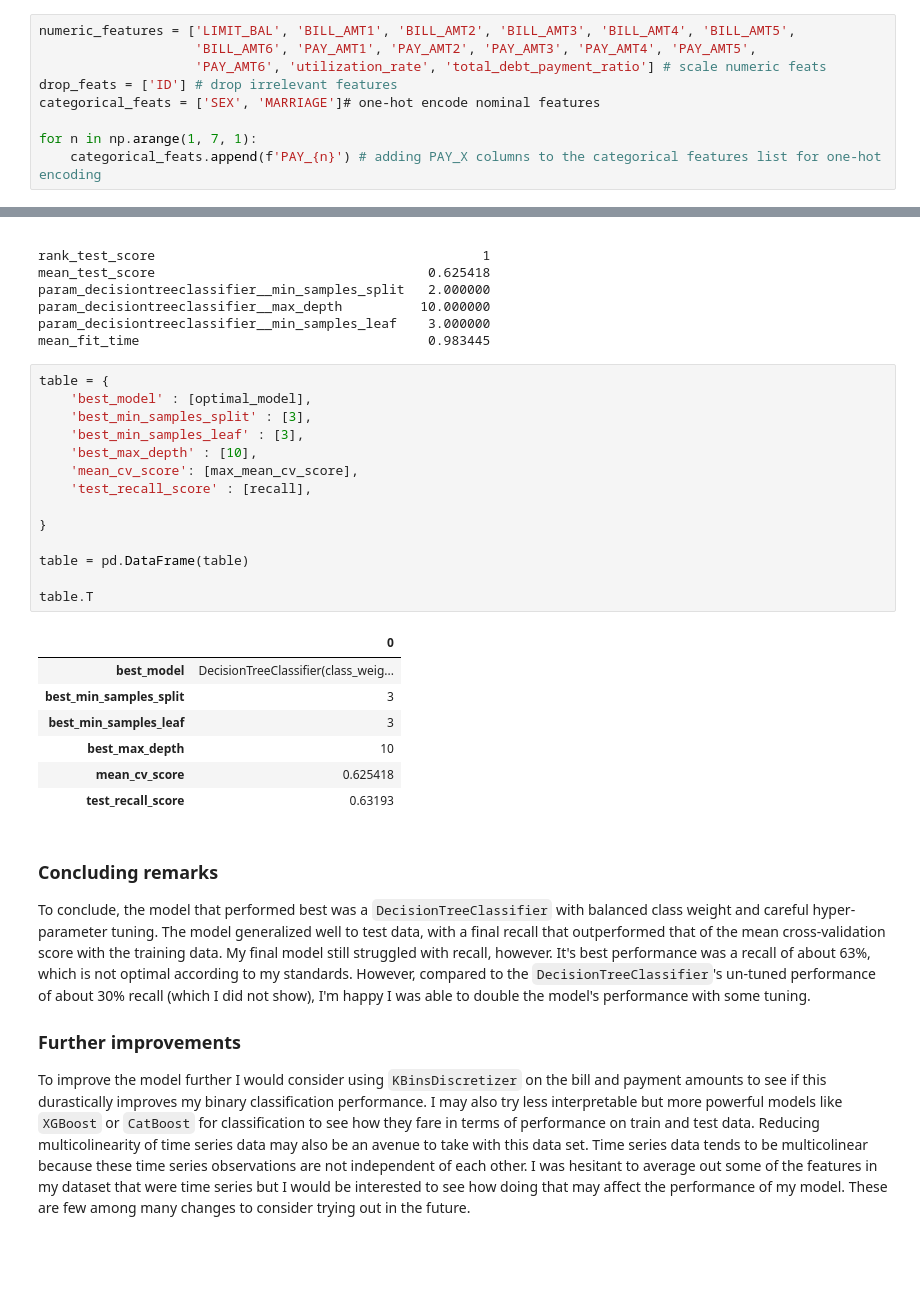
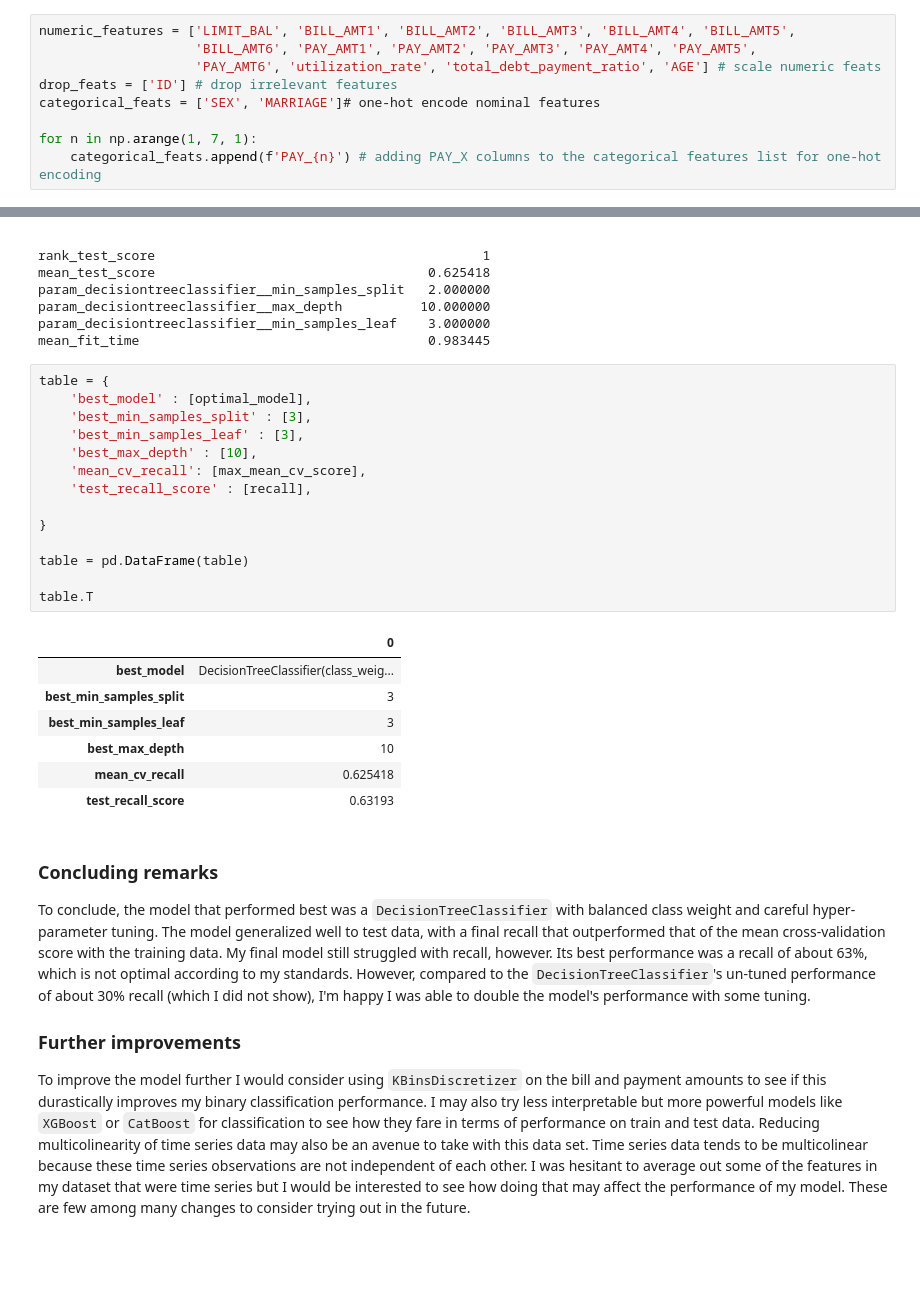
Before and after one commit to chloezandberg/cpsc330hw5, a Jupyter notebook: hw5.ipynb, the cells around one changed output, grey strips where cells are left out. Saved outputs shown, nothing was run; the diff lists cells and outputs as text.

```diff
--- a/hw5.ipynb
+++ b/hw5.ipynb
@@ -514,7 +505,7 @@ memory usage: 5.7 MB
 # %%
 numeric_features = ['LIMIT_BAL', 'BILL_AMT1', 'BILL_AMT2', 'BILL_AMT3', 'BILL_AMT4', 'BILL_AMT5',
                     'BILL_AMT6', 'PAY_AMT1', 'PAY_AMT2', 'PAY_AMT3', 'PAY_AMT4', 'PAY_AMT5',
-                    'PAY_AMT6', 'utilization_rate', 'total_debt_payment_ratio'] # scale numeric feats
+                    'PAY_AMT6', 'utilization_rate', 'total_debt_payment_ratio', 'AGE'] # scale numeric feats
 drop_feats = ['ID'] # drop irrelevant features
 categorical_feats = ['SEX', 'MARRIAGE']# one-hot encode nominal features
 
@@ -1370,28 +1363,28 @@ mean_fit_time                                     0.983445
 # %%
 table = {
     'best_model' : [optimal_model],
     'best_min_samples_split' : [3],
     'best_min_samples_leaf' : [3],
     'best_max_depth' : [10],
-    'mean_cv_score': [max_mean_cv_score],
+    'mean_cv_recall': [max_mean_cv_score],
     'test_recall_score' : [recall],
 
 }
 
 table = pd.DataFrame(table)
 
 table.T
 # %% [output]
 |  | 0 |
 | best_model | DecisionTreeClassifier(class_weig... |
 | best_min_samples_split | 3 |
 | best_min_samples_leaf | 3 |
 | best_max_depth | 10 |
-| mean_cv_score | 0.625418 |
+| mean_cv_recall | 0.625418 |
 | test_recall_score | 0.63193 |
 # %% [markdown]
 ### Concluding remarks
-To conclude, the model that performed best was a ``DecisionTreeClassifier`` with balanced class weight and careful hyper-parameter tuning. The model generalized well to test data, with a final recall that outperformed that of the mean cross-validation score with the training data. My final model still struggled with recall, however. It's best performance was a recall of about 63%, which is not optimal according to my standards. However, compared to the ``DecisionTreeClassifier``'s un-tuned performance of about 30% recall (which I did not show), I'm happy I was able to double the model's performance with some tuning.
+To conclude, the model that performed best was a ``DecisionTreeClassifier`` with balanced class weight and careful hyper-parameter tuning. The model generalized well to test data, with a final recall that outperformed that of the mean cross-validation score with the training data. My final model still struggled with recall, however. Its best performance was a recall of about 63%, which is not optimal according to my standards. However, compared to the ``DecisionTreeClassifier``'s un-tuned performance of about 30% recall (which I did not show), I'm happy I was able to double the model's performance with some tuning.
 
 ### Further improvements
 To improve the model further I would consider using `KBinsDiscretizer` on the bill and payment amounts to see if this durastically improves my binary classification performance. I may also try less interpretable but more powerful models like `XGBoost` or `CatBoost` for classification to see how they fare in terms of performance on train and test data. Reducing multicolinearity of time series data may also be an avenue to take with this data set. Time series data tends to be multicolinear because these time series observations are not independent of each other. I was hesitant to average out some of the features in my dataset that were time series but I would be interested to see how doing that may affect the performance of my model. These are few among many changes to consider trying out in the future.
```
Also changed, not shown: parts of 23 cells of this notebook.
